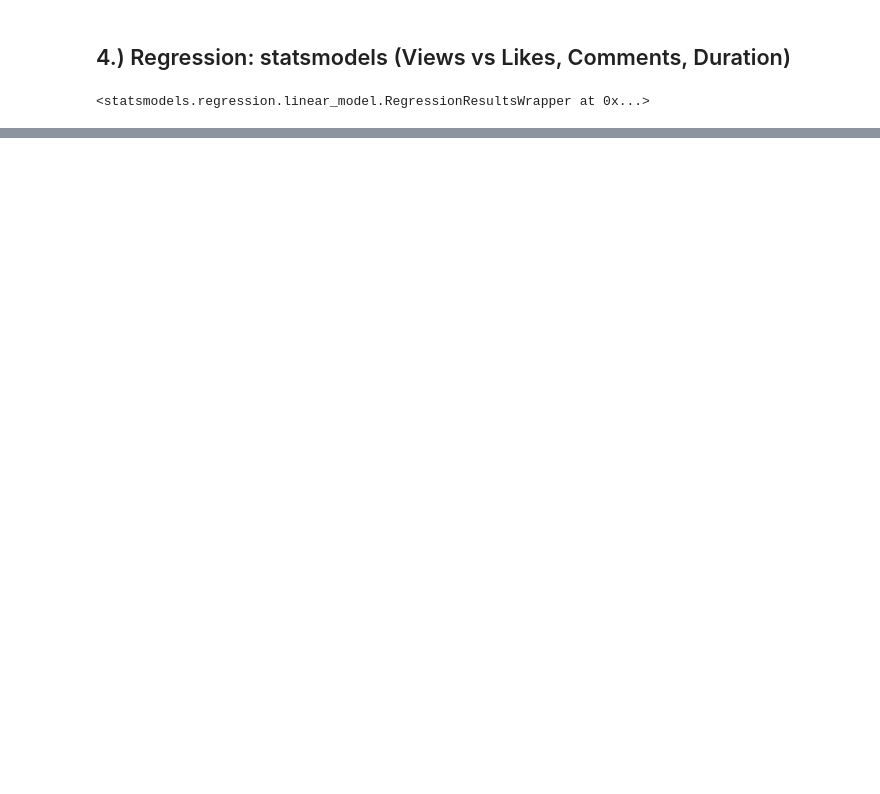
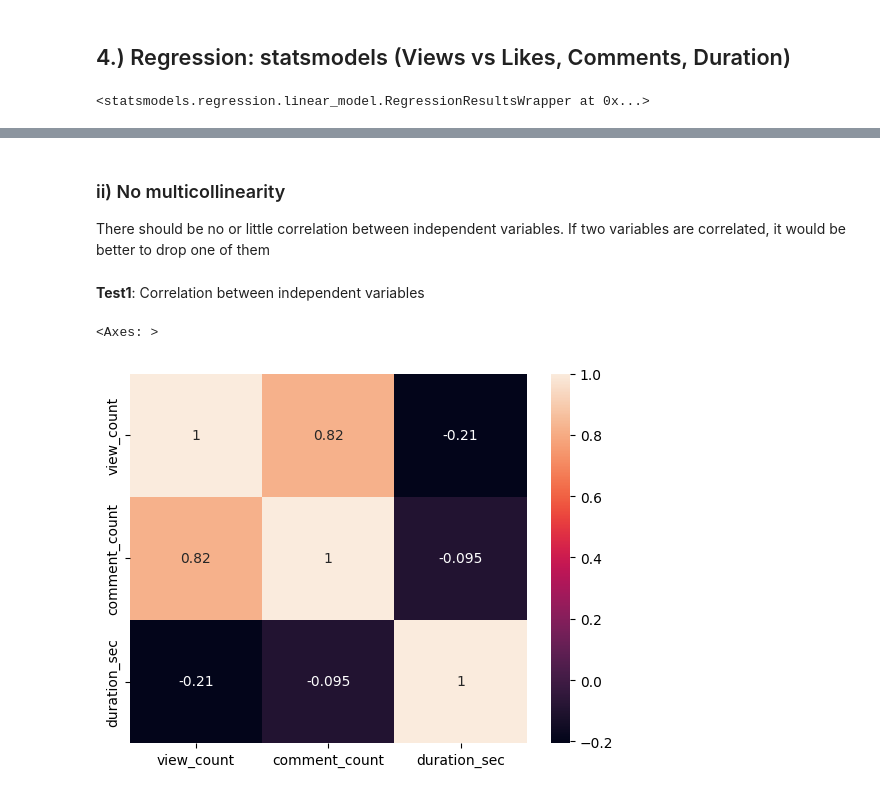
Before and after one commit to harsh1kumar/youtube-data, a Jupyter notebook: notebooks/data_processing.ipynb, the cells around one changed output, grey strips where cells are left out. Saved outputs shown, nothing was run; the diff lists cells and outputs as text; code cells hidden in the pictures; blank space fills up the shorter version.

```diff
--- a/notebooks/data_processing.ipynb
+++ b/notebooks/data_processing.ipynb
@@ -395,0 +471,10 @@ Adj R2 = 0.8307
+# %% [markdown]
+### ii) No multicollinearity
+There should be no or little correlation between independent variables. If two variables are correlated, it would be better to drop one of them
+# %% [markdown]
+**Test1**: Correlation between independent variables
+# %%
+sns.heatmap(video_details[["view_count", "comment_count", "duration_sec"]].corr(), annot=True)
+# %% [output]
+<Axes: >
+[figure, added]
```
Also changed, not shown: parts of 83 cells of this notebook.
